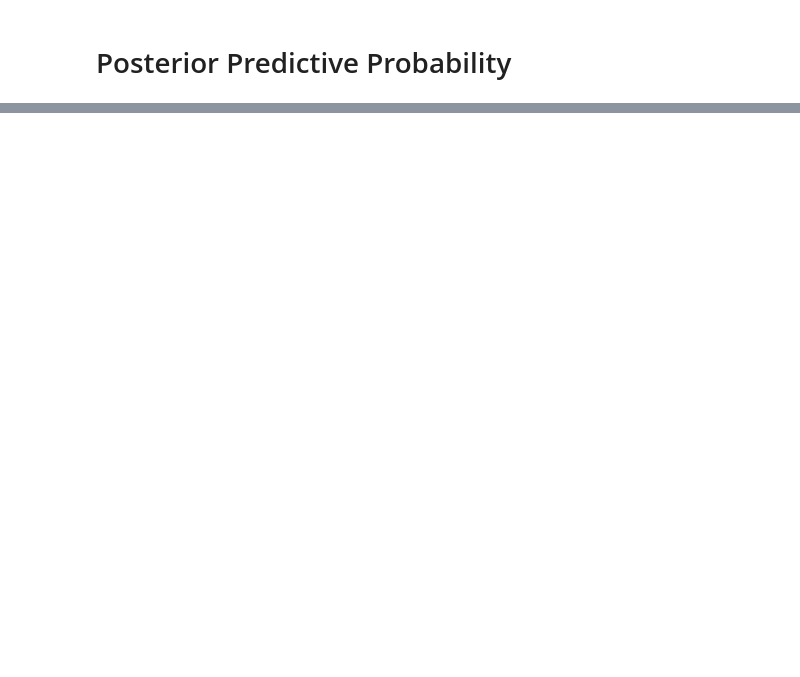
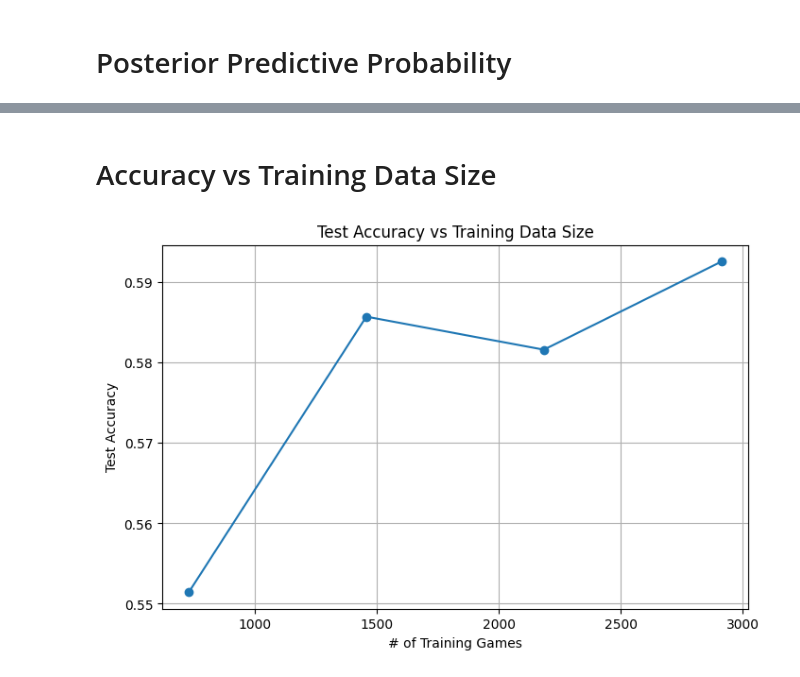
Before and after one commit to kaydeereyes/cs179-stats-prediction, a Jupyter notebook: model.ipynb, the cells around one changed output, grey strips where cells are left out. Cells and saved outputs as stored; diff of their text form; code cells hidden in the pictures; blank space fills up the shorter version.

```diff
--- a/model.ipynb
+++ b/model.ipynb
@@ -87,7 +104,15 @@ def model(home_idx, away_idx, outcomes=None):
 # %% [markdown]
 # Run NUTS Inference
 # %%
+start_time = time.time()
+
 nuts_kernel = NUTS(model)
 mcmc = MCMC(nuts_kernel, num_samples=500, warmup_steps=200, num_chains=1)
 mcmc.run(home_idx, away_idx, outcomes)
+
+end_time = time.time()
+
+runtime_seconds = end_time - start_time
 samples = mcmc.get_samples()
+
+print(f"MCMC runtime: {runtime_seconds:.2f} seconds")
@@ -231,0 +384,15 @@ def predict_proba(home_team_name, away_team_name, samples, team_to_idx, idx_to_n
+# %%
+#80% of the data is used for training, 20% for testing
+
+split_idx = int(len(home_idx) * 0.8)
+
+train_home_idx = home_idx[:split_idx]
+train_away_idx = away_idx[:split_idx]
+train_outcomes = outcomes[:split_idx]
+
+test_home_idx = home_idx[split_idx:]
+test_away_idx = away_idx[split_idx:]
+test_outcomes = outcomes[split_idx:]
+
+print("Training games:", len(train_home_idx))
+print("Testing games:", len(test_home_idx))
@@ -231,0 +471,19 @@ def predict_proba(home_team_name, away_team_name, samples, team_to_idx, idx_to_n
+# %% [markdown]
+# Accuracy vs Training Data Size
+# %%
+plt.figure(figsize=(8,5))
+
+plt.plot(
+    data_size_results["num_training_games"],
+    data_size_results["accuracy"],
+    marker="o"
+)
+
+plt.xlabel("# of Training Games")
+plt.ylabel("Test Accuracy")
+plt.title("Test Accuracy vs Training Data Size")
+
+plt.grid(True)
+plt.show()
+# %% [output]
+[figure, added]
```
Also changed, not shown: parts of 18 cells of this notebook.
